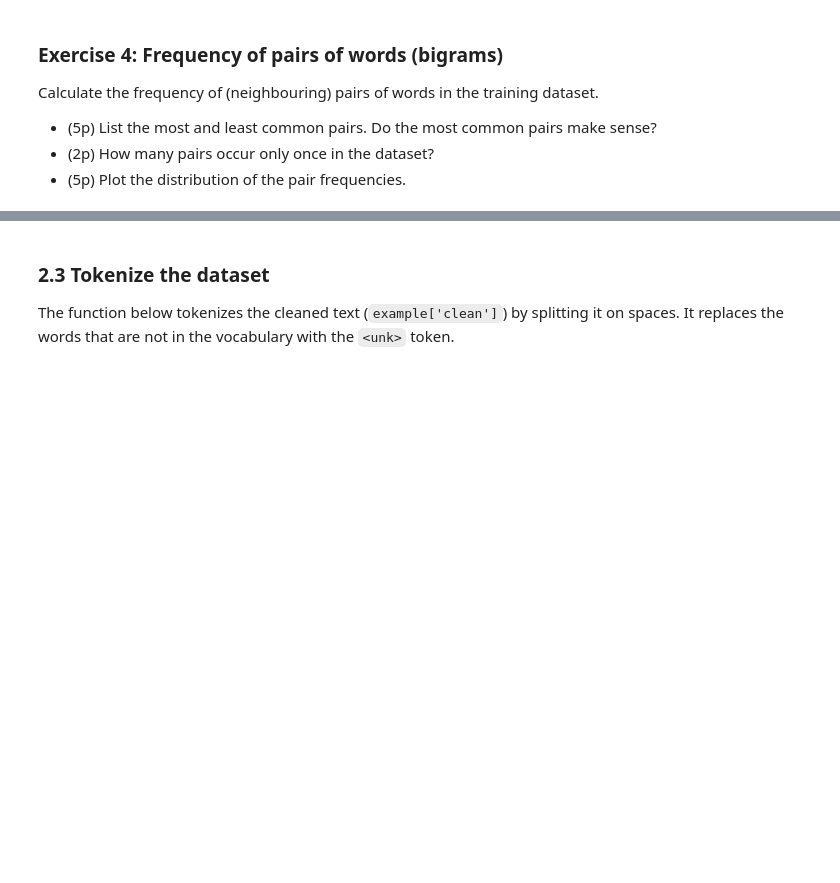
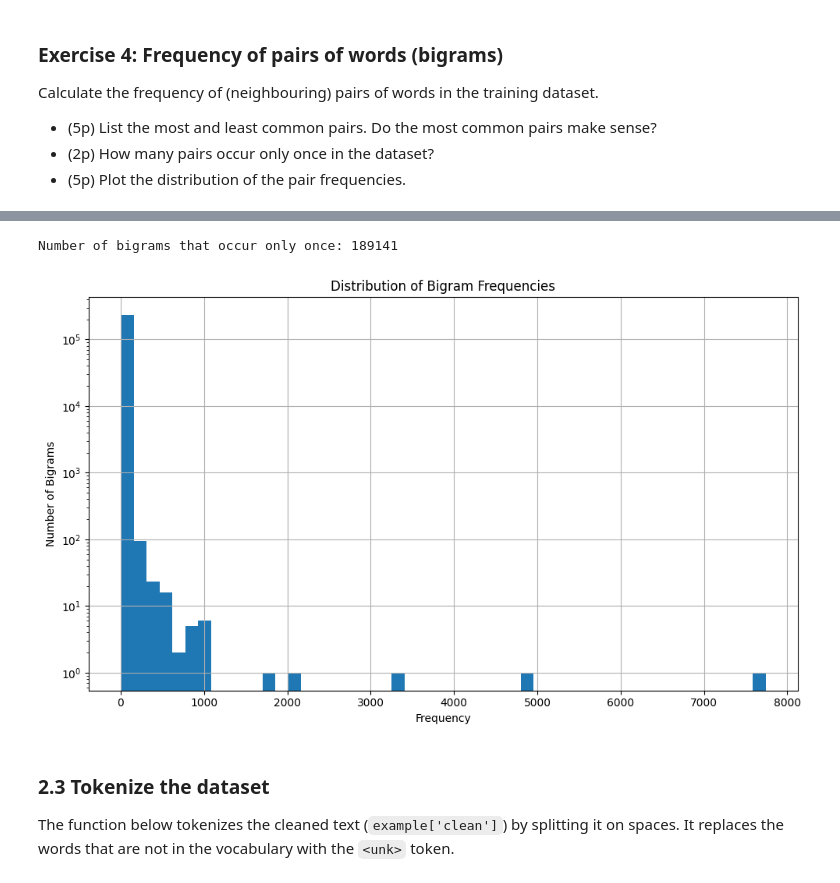
Before and after one commit to egeozm/NLP-Project, a Jupyter notebook: lab1_temp-checkpoint.ipynb, the cells around one changed output, grey strips where cells are left out. Cells and saved outputs as stored; diff of their text form; code cells hidden in the pictures; blank space fills up the shorter version.

````diff
--- a/lab1_temp-checkpoint.ipynb
+++ b/lab1_temp-checkpoint.ipynb
@@ -555,3 +534,29 @@ Calculate the frequency of (neighbouring) pairs of words in the training dataset
 - (5p) List the most and least common pairs. Do the most common pairs make sense?
 - (2p) How many pairs occur only once in the dataset?
 - (5p) Plot the distribution of the pair frequencies.
+# %%
+def compute_bigram_frequencies(dataset):
+    bigram_counter = Counter()
+
+    for example in dataset:
+        text = example.get("clean", "")
+        words = text.split()
+
+        bigrams = zip(words, words[1:])
+        bigram_counter.update(bigrams)
+
+    return bigram_counter
+
+
+bigram_counter = compute_bigram_frequencies(tweet_ds["train"])
+
+most_common_bigrams = bigram_counter.most_common(10)
+least_common_bigrams = bigram_counter.most_common()[-10:]
+
+print("Most common bigrams:")
+for bigram, freq in most_common_bigrams:
+    print(f"{bigram} : {freq}")
+
+print("\nLeast common bigrams:")
+for bigram, freq in least_common_bigrams:
+    print(f"{bigram} : {freq}")
@@ -558,3 +584,21 @@ Calculate the frequency of (neighbouring) pairs of words in the training dataset
+# %%
+single_occurrence_count = sum(1 for freq in bigram_counter.values() if freq == 1)
+print(f"\nNumber of bigrams that occur only once: {single_occurrence_count}")
+# %% [output]
+Number of bigrams that occur only once: 189141
+# %%
+frequencies = list(bigram_counter.values())
+
+plt.figure(figsize=(10, 6))
+plt.hist(frequencies, bins=50, log=True)
+plt.title("Distribution of Bigram Frequencies")
+plt.xlabel("Frequency")
+plt.ylabel("Number of Bigrams")
+plt.grid(True)
+plt.tight_layout()
+plt.show()
+# %% [output]
+[figure, added]
 # %% [markdown]
 ### 2.3 Tokenize the dataset
 The function below tokenizes the cleaned text (```example['clean']```) by splitting it on spaces. It replaces the words that are not in the vocabulary with the `<unk>` token.
````
Also changed, not shown: parts of 34 cells of this notebook.
